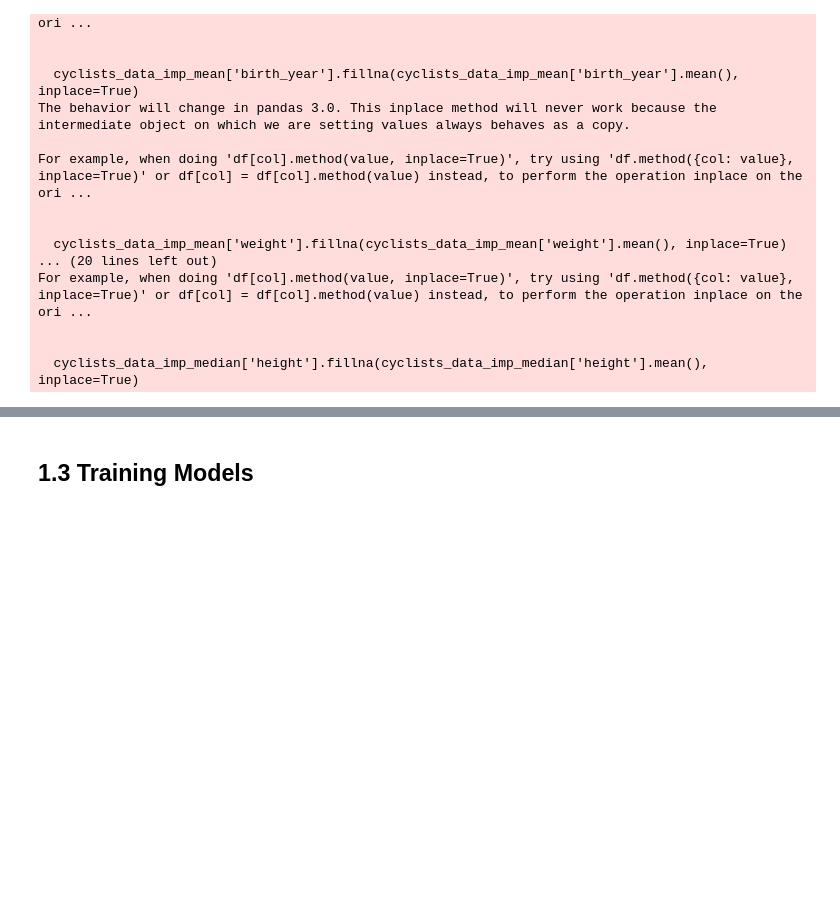
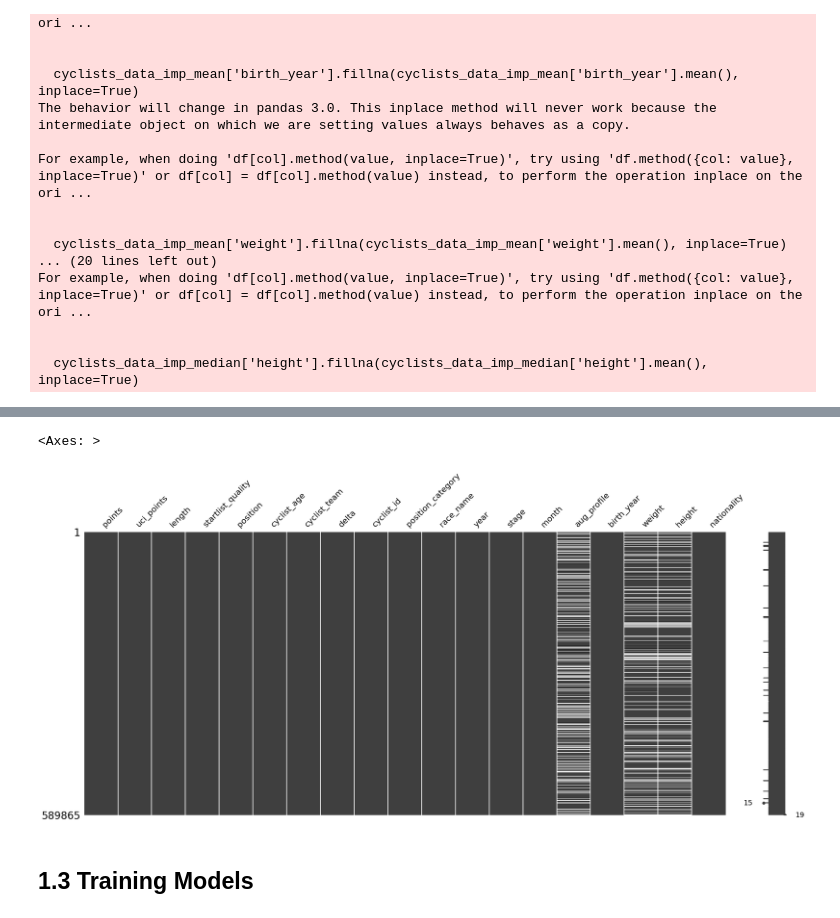
Before and after one commit to mariaviv27/Machine-Learning-Avanzado, a Jupyter notebook: machinelearning.ipynb, the cells around one changed output, grey strips where cells are left out. Cells and saved outputs as stored; diff of their text form; code cells hidden in the pictures; blank space fills up the shorter version.

```diff
--- a/machinelearning.ipynb
+++ b/machinelearning.ipynb
@@ -474,4 +364,3 @@ msno.matrix(test)
 # %%
 # It has almost 100% of data loss, so we decided to drop it
-train = train.drop(columns=['average_temperature'])
-test = test.drop(columns=['average_temperature'])
+races_data = races_data.drop(columns=['average_temperature'])
@@ -477,0 +383,8 @@ test = test.drop(columns=['average_temperature'])
+# %%
+races_data = races_data.rename(columns={"name": "race_name"})
+cyclist_data = cyclists_data.rename(columns={"name": "cyclist_name"})
+
+merged_df = races_data.merge(cyclist_data, on="cyclist_id", how="left")
+
+# Mostrar las primeras filas para verificar
+print(merged_df.head())
@@ -478,3 +412,8 @@ test = test.drop(columns=['average_temperature'])
+# %%
+msno.matrix(merged_df)
+# %% [output]
+<Axes: >
+[figure, added]
 # %% [markdown]
 ## 1.3 Training Models
 # %%
```
Also changed, not shown: parts of 27 cells of this notebook.
